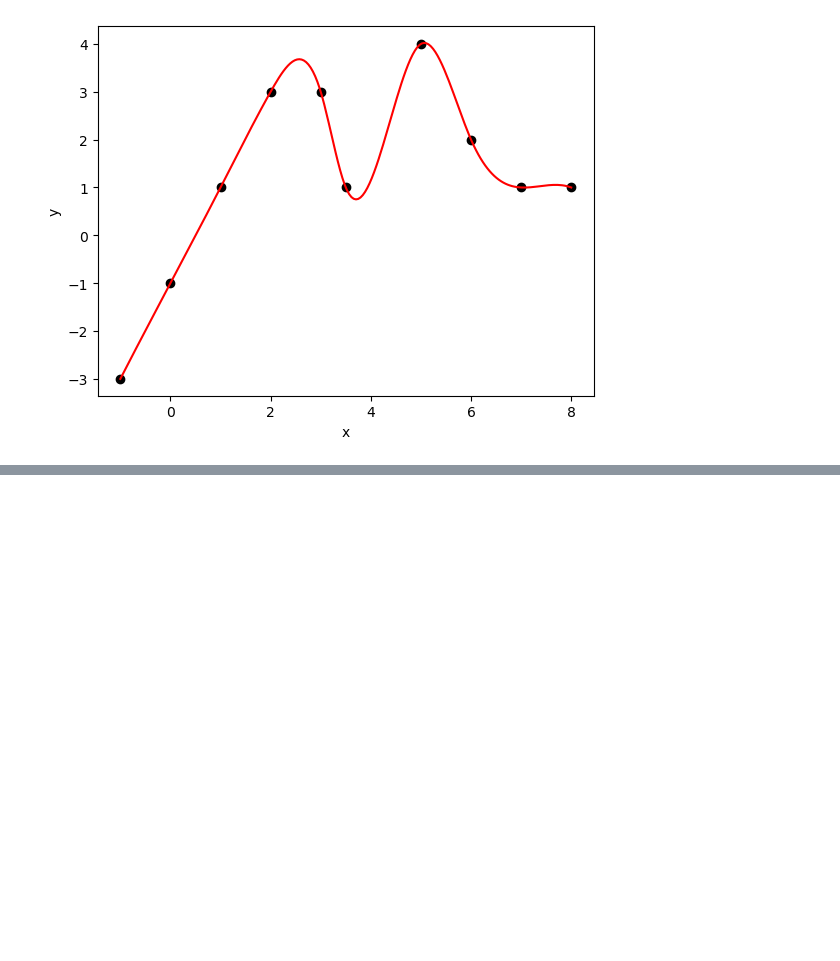
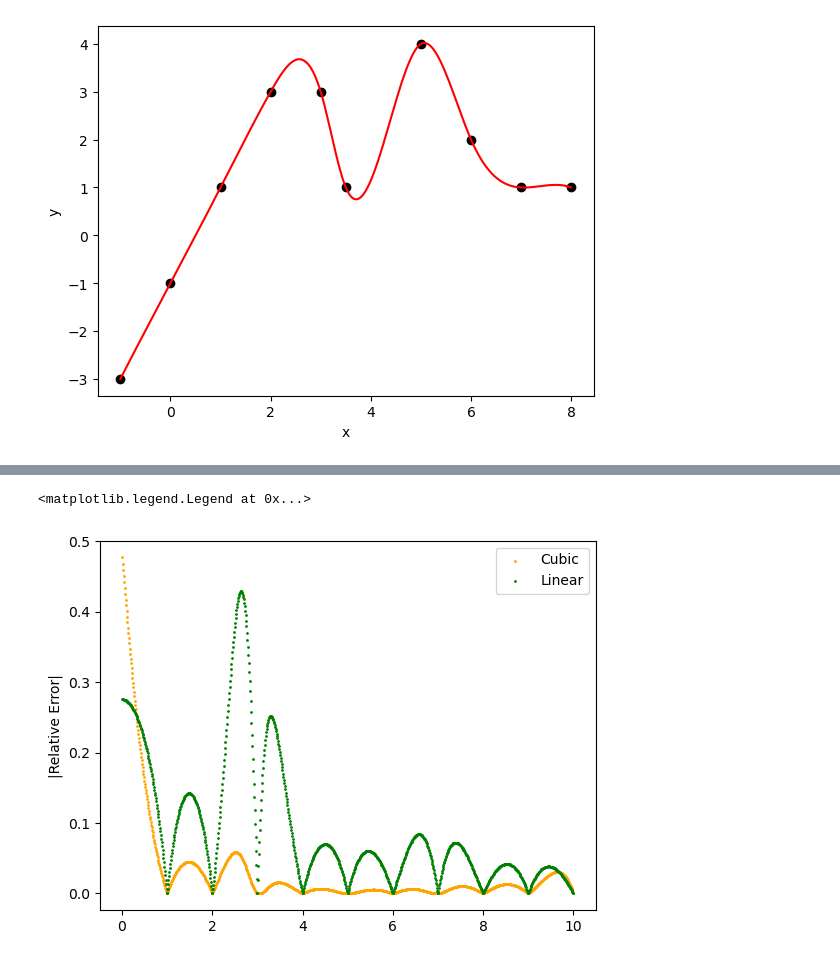
Before and after one commit to Clambert-OU/astr5900, a Jupyter notebook: hw1/hw1_git.ipynb, the cells around one changed output, grey strips where cells are left out. Drawn from its saved outputs; the diff is of its cells as text; code cells hidden in the pictures; blank space fills up the shorter version.

Commit message:
Sin interpolation and relative errors

```diff
--- a/hw1/hw1_git.ipynb
+++ b/hw1/hw1_git.ipynb
@@ -65,0 +112,13 @@ plt.plot(x_cs,y_cs, color='red')
+# %%
+#Restore the function with the same resolution of linear interpolation
+f = np.sin(np.pi / 2 * x_lin) + x_lin / 2
+
+#Plot the relative error
+plt.scatter(x_lin[1:], np.abs(y_cs[1:]-f[1:])/f[1:], color='orange', label='Cubic', s=1)
+plt.scatter(x_lin[1:], np.abs(y_lin[1:]-f[1:])/f[1:], color='green', label='Linear', s=1)
+
+plt.ylabel('|Relative Error|')
+plt.legend()
+# %% [output]
+<matplotlib.legend.Legend at 0x...>
+[figure, added]
```
Also changed, not shown: parts of 3 cells of this notebook.
